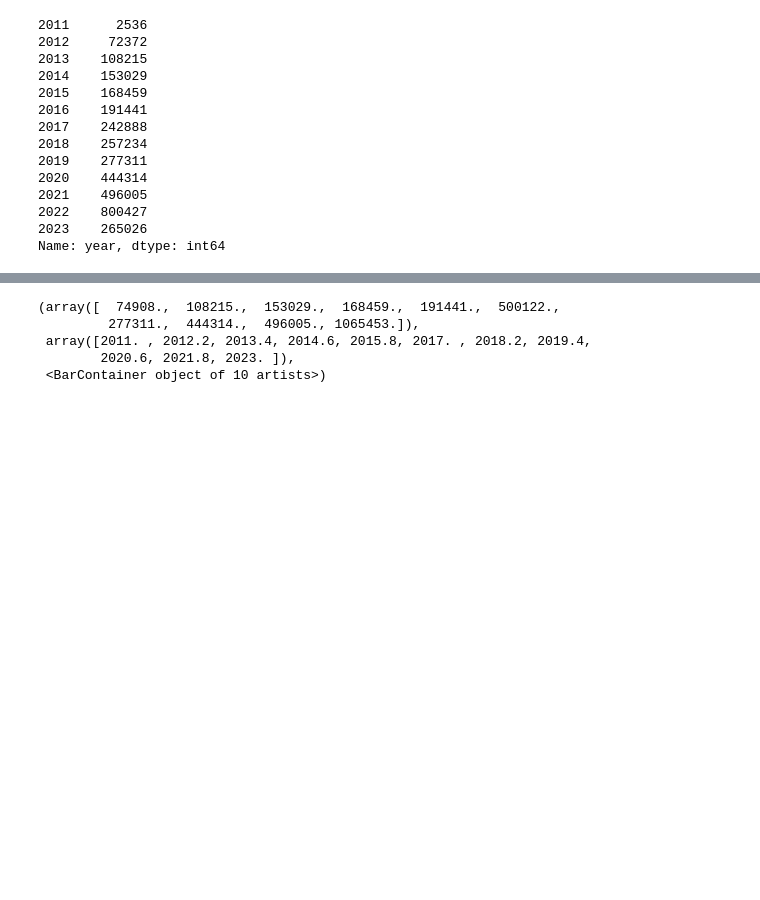
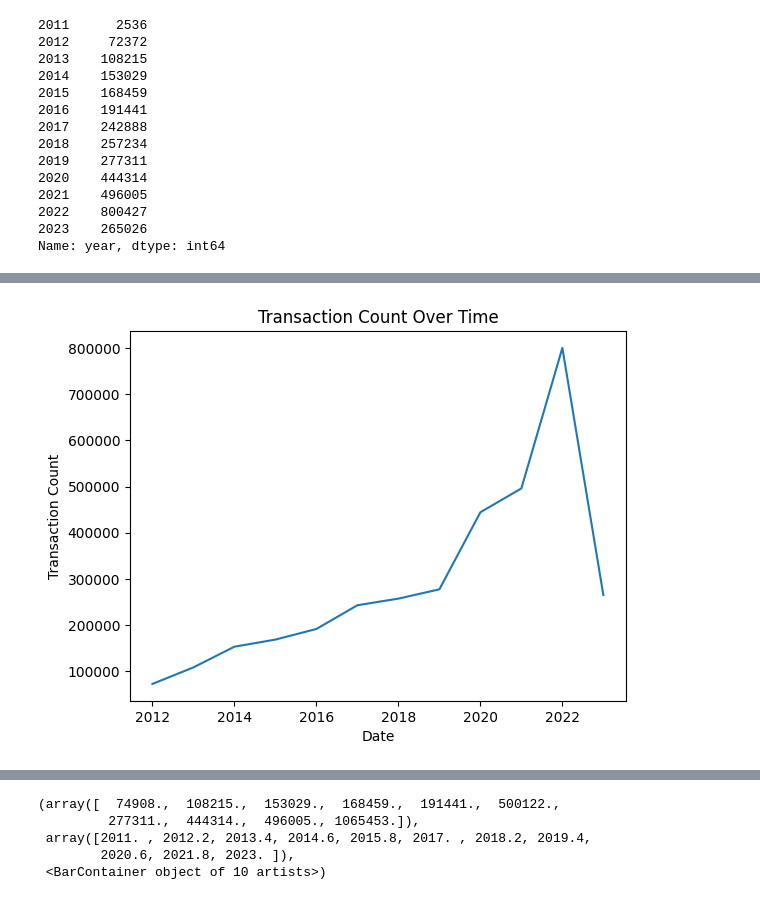
Before and after one commit to skwolvie/data245ML, a Jupyter notebook: EDA_Clean.ipynb, the cells around one changed output, grey strips where cells are left out. Drawn from its saved outputs; the diff is of its cells as text; code cells hidden in the pictures; blank space fills up the shorter version.

```diff
--- a/EDA_Clean.ipynb
+++ b/EDA_Clean.ipynb
@@ -98,3 +98,6 @@ df.year.value_counts().sort_index()
 2022    800427
 2023    265026
 Name: year, dtype: int64
+# %%
+transaction_counts= df.year.value_counts().sort_index()[1:-1]
+transaction_counts
@@ -100,0 +117,9 @@ Name: year, dtype: int64
+# %%
+# plot the transaction counts over time
+plt.plot(transaction_counts.index, transaction_counts.values)
+plt.xlabel('Date')
+plt.ylabel('Transaction Count')
+plt.title('Transaction Count Over Time')
+plt.show()
+# %% [output]
+[figure, added]
```
Also changed, not shown: parts of 11 cells of this notebook, 3 other files.
